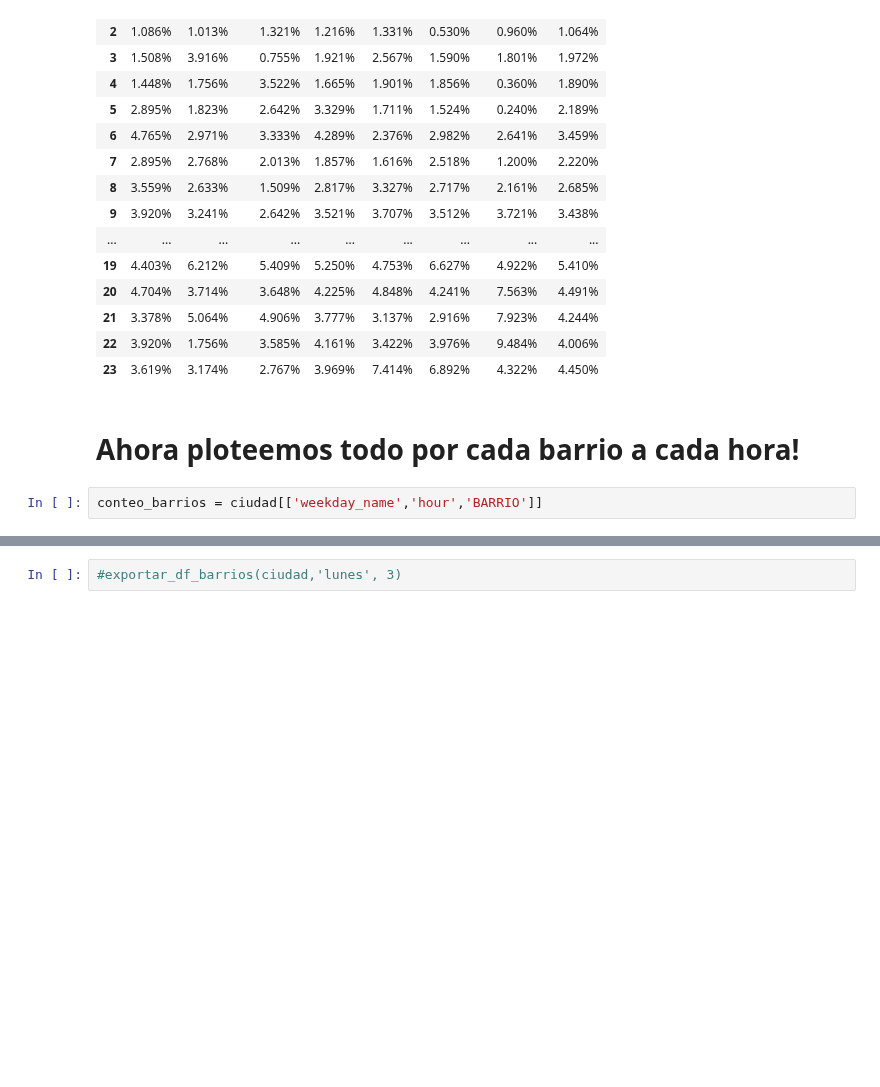
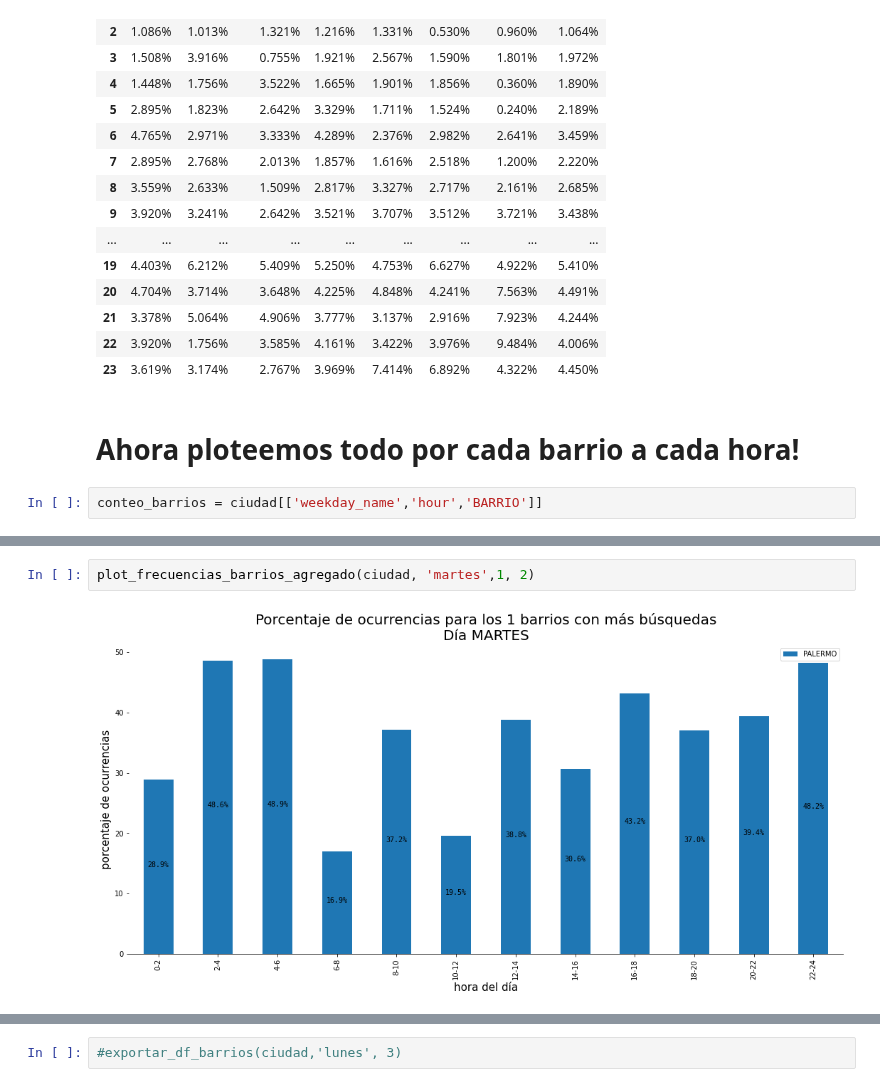
Before and after one commit to julietahocsman/goproject, a Jupyter notebook: notebooks/notebooks_analisis/Analisis_CiudadyporBarrios.ipynb, the cells around one changed output, grey strips where cells are left out. Saved outputs shown, nothing was run; the diff lists cells and outputs as text; blank space fills up the shorter version.

```diff
--- a/notebooks/notebooks_analisis/Analisis_CiudadyporBarrios.ipynb
+++ b/notebooks/notebooks_analisis/Analisis_CiudadyporBarrios.ipynb
@@ -296,0 +340,4 @@ def exportar_df_barrios(df,dia,  n_top_barrios= 0):
+# %%
+plot_frecuencias_barrios_agregado(ciudad, 'martes',1, 2)
+# %% [output]
+[figure, added]
```
Also changed, not shown: parts of 13 cells of this notebook, 2 other files.
